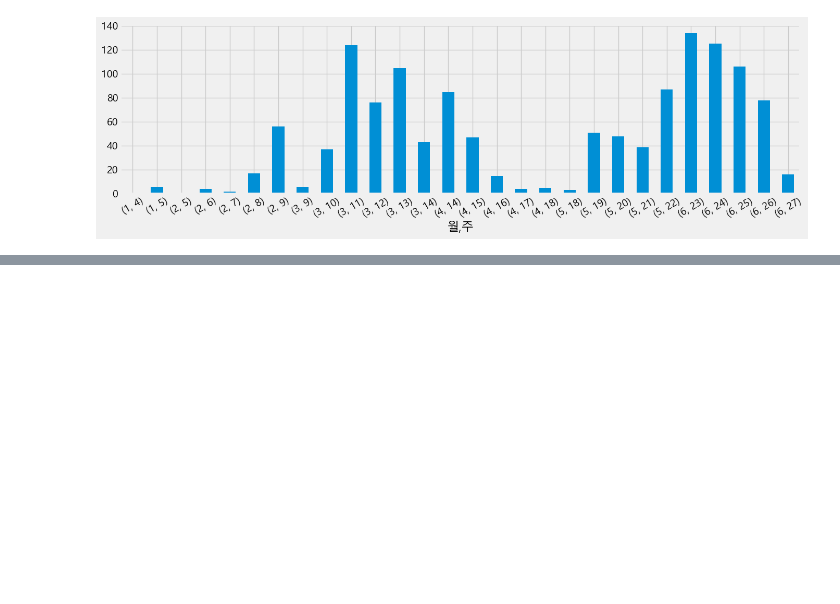
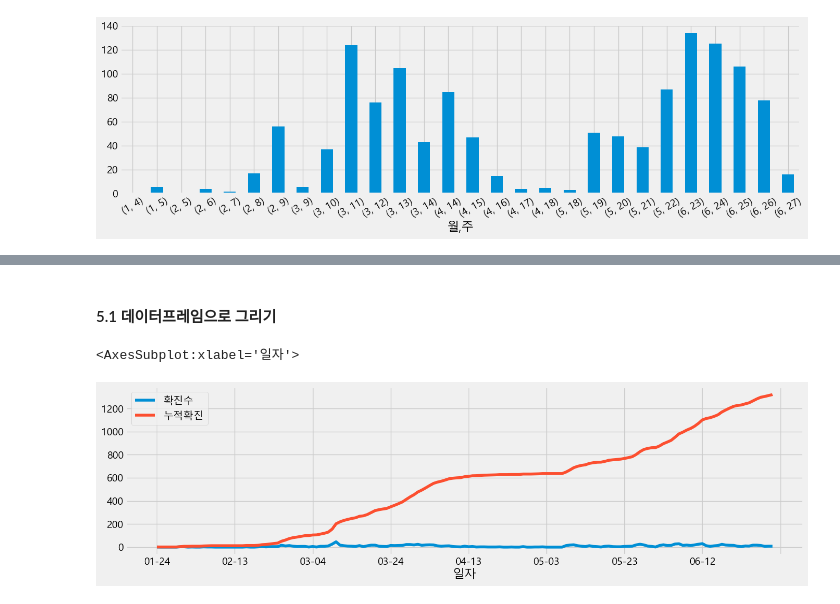
Before and after one commit to sihan827/Pandas-Practice, a Jupyter notebook: covid-19_analysis.ipynb, the cells around one changed output, grey strips where cells are left out. Cells and saved outputs as stored; diff of their text form; code cells hidden in the pictures; blank space fills up the shorter version.

Commit message:
Covid-19 Analysis: Visualize by categorical data

```diff
--- a/covid-19_analysis.ipynb
+++ b/covid-19_analysis.ipynb
@@ -245,0 +295,6 @@ month_week_count.plot.bar(figsize=(15, 4), rot=30)
+# %%
+# 전체 일자와 확진수 데이터를 merge로 합치기
+# NAN값 0으로 수정
+all_days = df_days.merge(df_day_count, how="outer", left_on="확진일자", right_on=df_day_count.index)
+all_days.fillna(0, inplace=True)
+all_days.head()
@@ -245,0 +310,4 @@ month_week_count.plot.bar(figsize=(15, 4), rot=30)
+# %%
+# "누적확진" 컬럼을 추가하여 누적확진자수 계산
+all_days["누적확진"] = all_days["확진수"].cumsum()
+all_days
@@ -245,0 +328,4 @@ month_week_count.plot.bar(figsize=(15, 4), rot=30)
+# %%
+# 연도 제외하고 "일자" 컬럼 만들기 (map 함수 이용)
+all_days["일자"] = all_days["확진일자"].astype(str).map(lambda x: x[-5:])
+all_days
@@ -245,0 +346,5 @@ month_week_count.plot.bar(figsize=(15, 4), rot=30)
+# %%
+# 일자를 인덱스로 하고 "확진수", "누적확진" 컬럼을 가지는 데이터프레임 만들기
+cum_day = all_days[["일자", "확진수", "누적확진"]]
+cum_day.set_index("일자", inplace=True)
+cum_day.head()
@@ -245,0 +359,8 @@ month_week_count.plot.bar(figsize=(15, 4), rot=30)
+# %% [markdown]
+#### 5.1 데이터프레임으로 그리기
+# %%
+# 데이터프레임으로 확진수와 누적확진 그래프 그리기
+cum_day.plot(figsize=(15, 4))
+# %% [output]
+<AxesSubplot:xlabel='일자'>
+[figure, added]
```
Also changed, not shown: parts of 48 cells of this notebook.
